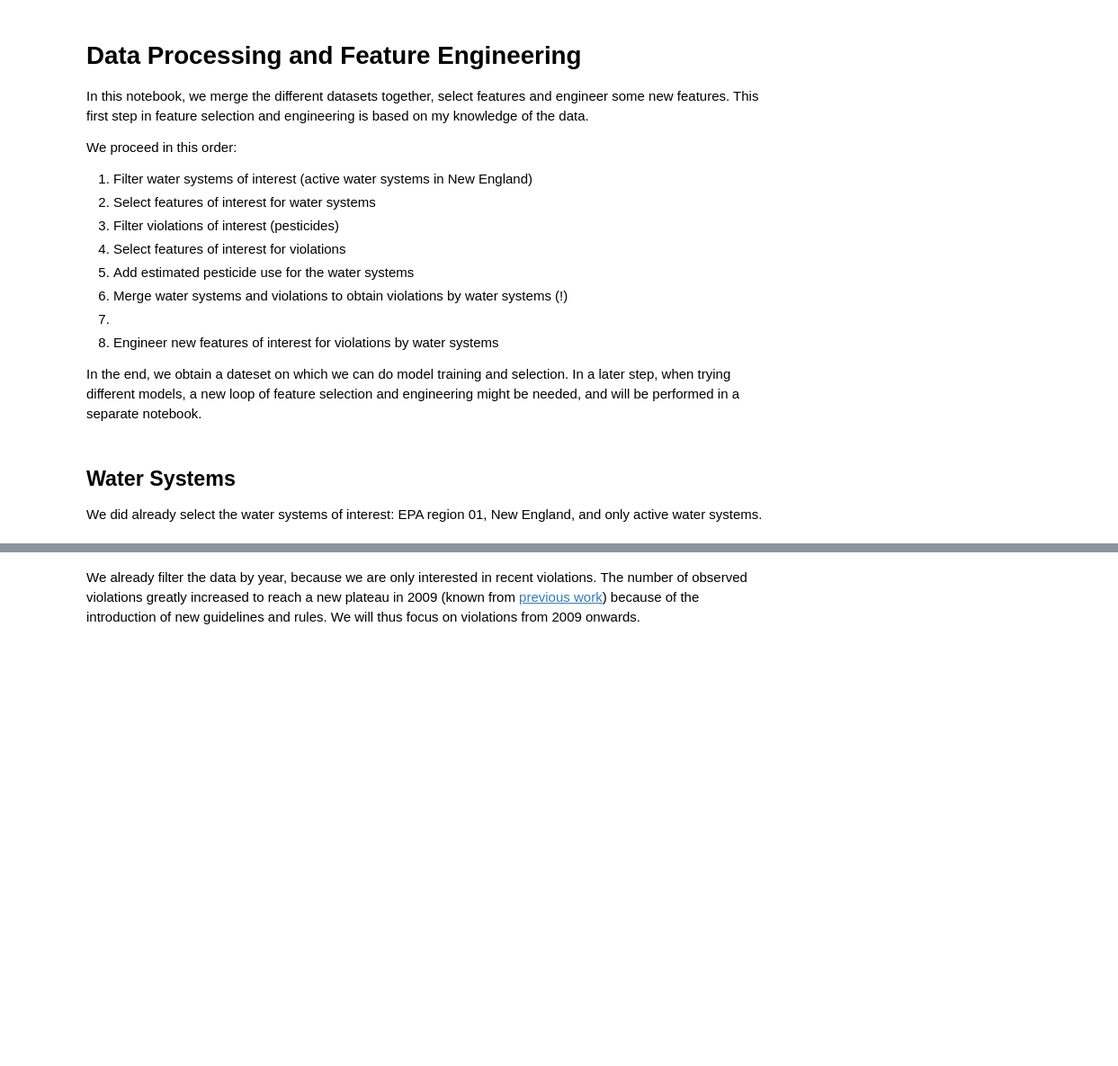
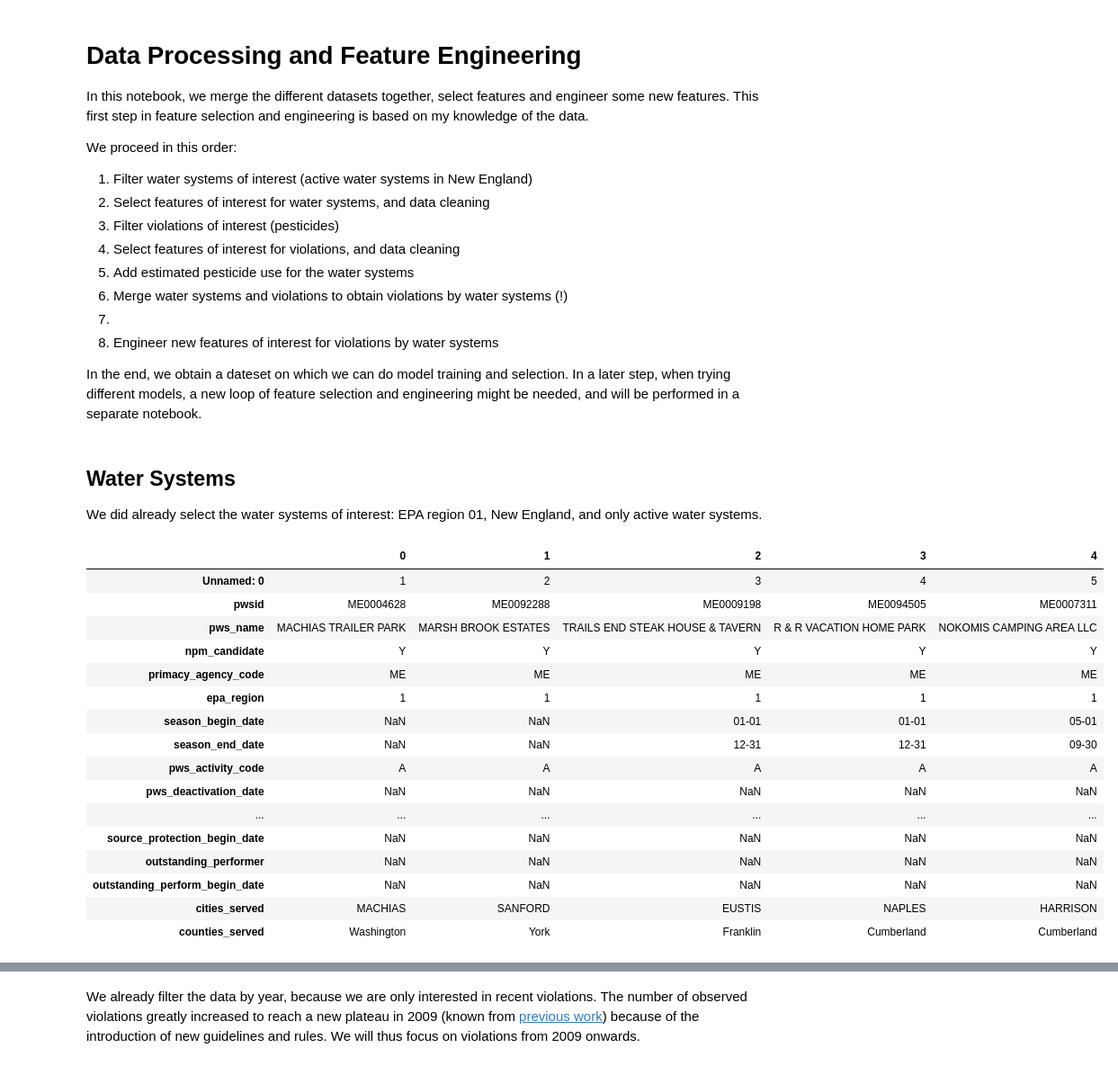
Before and after one commit to de-la-viz/pesticides_in_drinking_water, a Jupyter notebook: code/Data_Processing_and_Feature_Engineering.ipynb, the cells around one changed output, grey strips where cells are left out. Shown at 90% size. Cells and saved outputs as stored; diff of their text form; code cells hidden in the pictures; blank space fills up the shorter version.

Commit message:
save. worked on features engineering for water systems

```diff
--- a/code/Data_Processing_and_Feature_Engineering.ipynb
+++ b/code/Data_Processing_and_Feature_Engineering.ipynb
@@ -6,9 +6,9 @@ In this notebook, we merge the different datasets together, select features and
 We proceed in this order:
 
 1. Filter water systems of interest (active water systems in New England)
-2. Select features of interest for water systems
+2. Select features of interest for water systems, and data cleaning
 3. Filter violations of interest (pesticides)
-4. Select features of interest for violations
+4. Select features of interest for violations, and data cleaning
 5. Add estimated pesticide use for the water systems
 6. Merge water systems and violations to obtain violations by water systems (!)
 7.
@@ -21,4 +33,24 @@ In the end, we obtain a dateset on which we can do model training and selection.
 
 We did already select the water systems of interest: EPA region 01, New England, and only active water systems.
 # %%
-# load water systems
+# load water systems:
+ws_raw = pd.read_csv('../data/active_water_systems_NewEngland.csv')
+ws_raw.head().T
+# %% [output]
+|  | 0 | 1 | 2 | 3 | 4 |
+| Unnamed: 0 | 1 | 2 | 3 | 4 | 5 |
+| pwsid | ME0004628 | ME0092288 | ME0009198 | ME0094505 | ME0007311 |
+| pws_name | MACHIAS TRAILER PARK | MARSH BROOK ESTATES | TRAILS END STEAK HOUSE & TAVERN | R & R VACATION HOME PARK | NOKOMIS CAMPING AREA LLC |
+| npm_candidate | Y | Y | Y | Y | Y |
+| primacy_agency_code | ME | ME | ME | ME | ME |
+| epa_region | 1 | 1 | 1 | 1 | 1 |
+| season_begin_date | NaN | NaN | 01-01 | 01-01 | 05-01 |
+| season_end_date | NaN | NaN | 12-31 | 12-31 | 09-30 |
+| pws_activity_code | A | A | A | A | A |
+| pws_deactivation_date | NaN | NaN | NaN | NaN | NaN |
+| ... | ... | ... | ... | ... | ... |
+| source_protection_begin_date | NaN | NaN | NaN | NaN | NaN |
+| outstanding_performer | NaN | NaN | NaN | NaN | NaN |
+| outstanding_perform_begin_date | NaN | NaN | NaN | NaN | NaN |
+| cities_served | MACHIAS | SANFORD | EUSTIS | NAPLES | HARRISON |
+| counties_served | Washington | York | Franklin | Cumberland | Cumberland |
```
Also changed, not shown: parts of 4 cells of this notebook.
